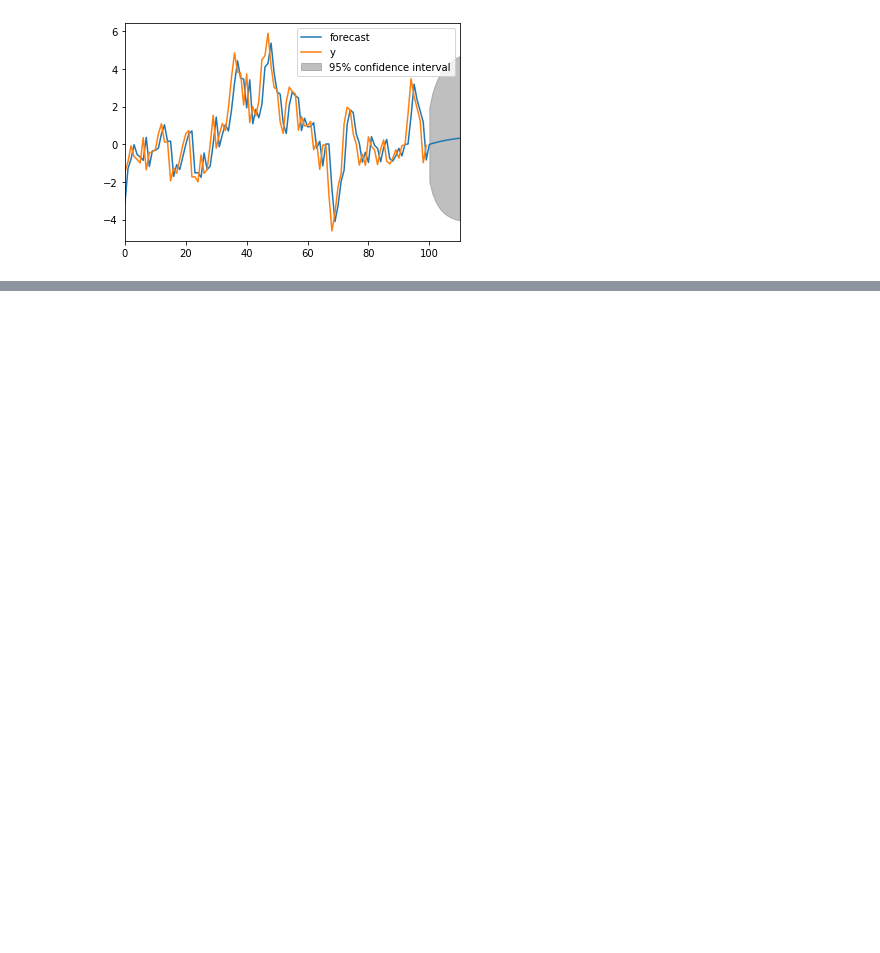
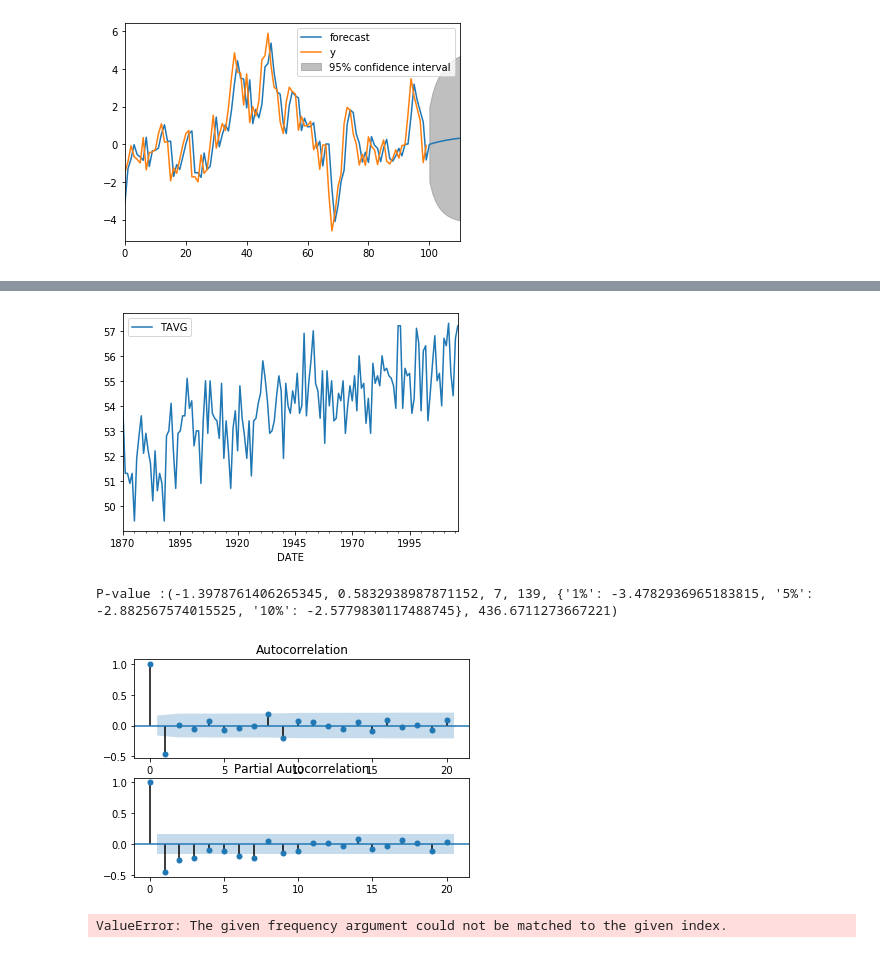
Before and after one commit to RaRhAeu/Time-Series-Analysis, a Jupyter notebook: TSA_snippets.ipynb, the cells around one changed output, grey strips where cells are left out. Cells and saved outputs as stored; diff of their text form; code cells hidden in the pictures; blank space fills up the shorter version.

Commit message:
example workflow added to notebook

```diff
--- a/TSA_snippets.ipynb
+++ b/TSA_snippets.ipynb
@@ -117,0 +172,63 @@ plt.show()
+# %%
+# Workflow for example time series
+import pandas as pd
+import matplotlib.pyplot as plt
+from statsmodels.graphics.tsaplots import plot_acf, plot_pacf
+from statsmodels.tsa.arima_model import ARMA, ARIMA
+from statsmodels.tsa.stattools import adfuller
+
+df = pd.read_csv('./NOAA_TAVG.csv', index_col='DATE')
+
+# df.index = df['DATE']
+# Convert index to a datetime object
+df.index = pd.to_datetime(df.index, format='%Y')
+
+# Plot time series
+df.plot()
+plt.show()
+
+# Compute and print ADF p-value
+result = adfuller(df['TAVG'])
+print(f"P-value :{result}")
+
+# Making dataset stationary
+chg = df.diff()
+# drop None values
+chg = chg.dropna()
+
+fig, axes = plt.subplots(2, 1)
+# Plot the ACF
+plot_acf(chg, lags=20, ax=axes[0])
+# Plot the PACF
+plot_pacf(chg, lags=20, ax=axes[1])
+plt.show()
+
+# Choosing the best models
+mod_ar1 = ARMA(chg, order=(1,0), freq='A')
+res_ar1 = mod_ar1.fit()
+print(f"AIC for AR(1) is: {res_ar1.aic}")
+
+mod_ar2 = ARMA(chg, order=(2,0), freq='A')
+res_ar2 = mod_ar2.fit()
+print(f"AIC for AR(2) is: {res_ar2.aic}")
+
+mod_arma11 = ARMA(chg, order=(1,1), freq='A')
+res_arma11 = mod_arma11.fit()
+print(f"AIC for AR(3) is: {res_arma11.aic}")
+
+# choose minimal AIC value:
+bm = min(res_ar1.aic, res_ar2.aic, res_arma11.aic)
+print(f"Best AIC value is: {bm}")
+
+# fit the best model
+mod = ARIMA(df, order=(1,1,1))
+res = mod.fit()
+
+# Plot the original series and forecast
+res.plot_predict(start='1872-01-01', end='2046-01-01')
+plt.show()
+# %% [output]
+[figure, added]
+P-value :(-1.3978761406265345, 0.5832938987871152, 7, 139, {'1%': -3.4782936965183815, '5%': -2.882567574015525, '10%': -2.5779830117488745}, 436.6711273667221)
+[figure, added]
+ValueError: The given frequency argument could not be matched to the given index.
```
Also changed, not shown: parts of 10 cells of this notebook.
